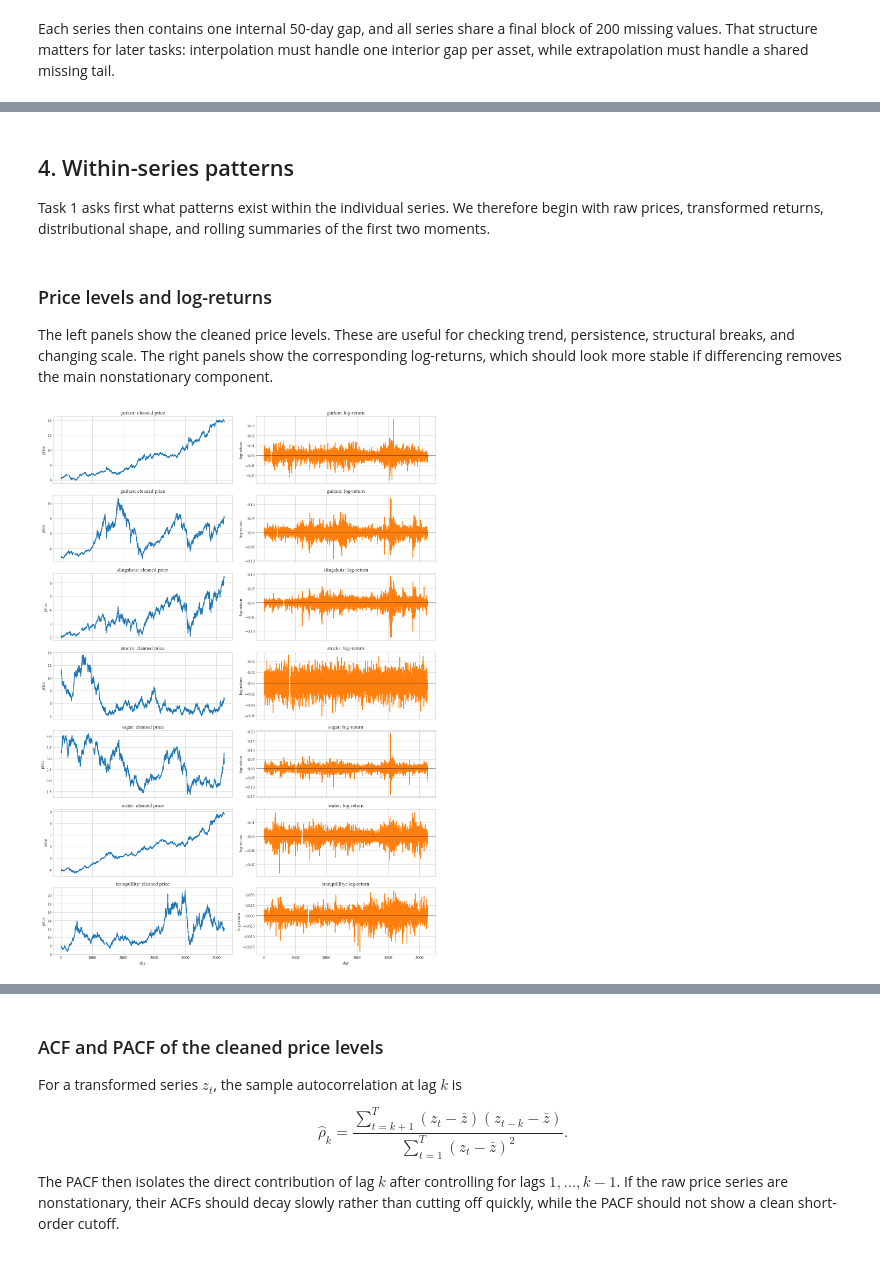
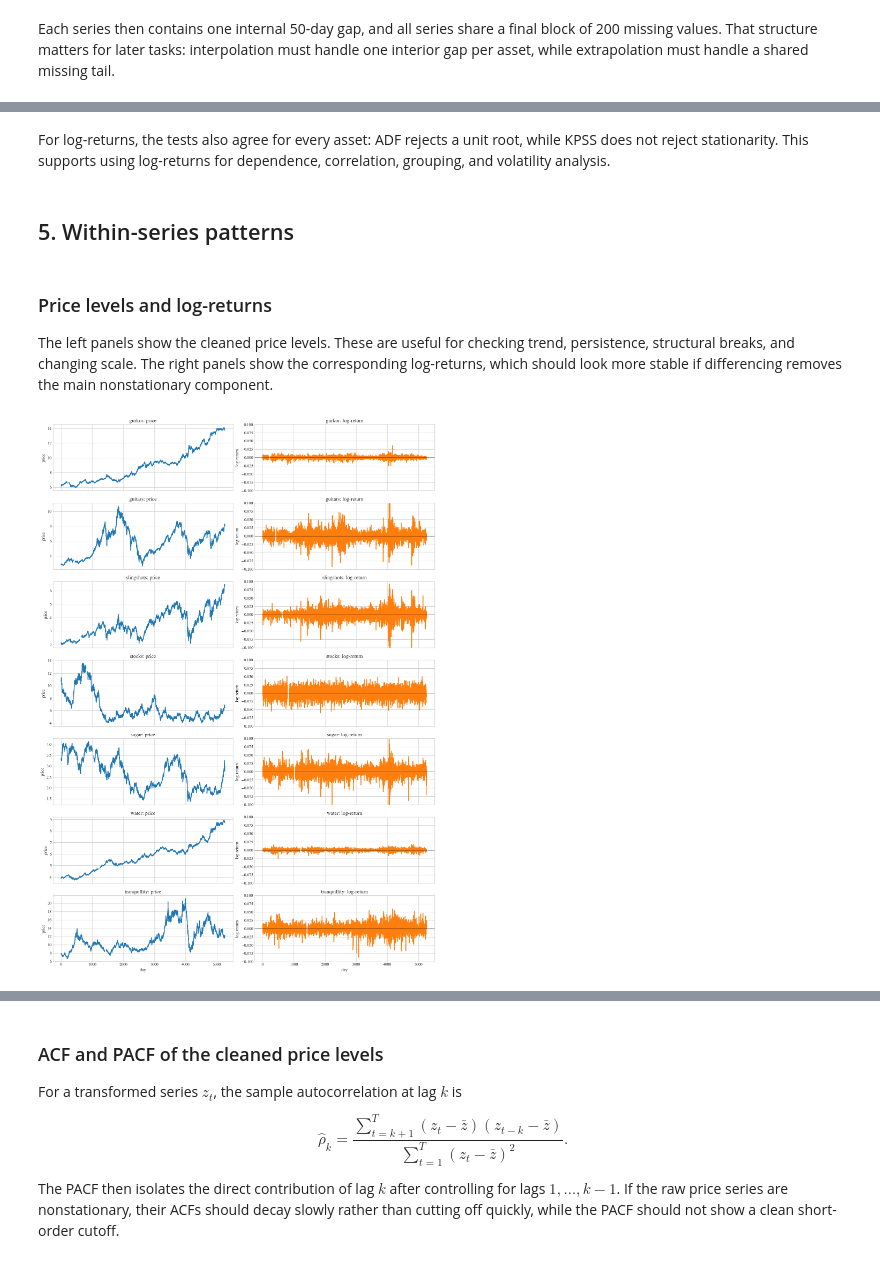
Before and after one commit to PeOll/TMS088, a Jupyter notebook: Subtasks/task1.ipynb, the cells around one changed output, grey strips where cells are left out. Cells and saved outputs as stored; diff of their text form; code cells hidden in the pictures.

```diff
--- a/Subtasks/task1.ipynb
+++ b/Subtasks/task1.ipynb
@@ -148,7 +216,7 @@ group_threshold = 0.3
+# %% [markdown]
+For log-returns, the tests also agree for every asset: ADF rejects a unit root, while KPSS does not reject stationarity. This supports using log-returns for dependence, correlation, grouping, and volatility analysis.
 # %% [markdown]
-## 4. Within-series patterns
-
-Task 1 asks first what patterns exist within the individual series. We therefore begin with raw prices, transformed returns, distributional shape, and rolling summaries of the first two moments.
+## 5. Within-series patterns
 # %% [markdown]
 ### Price levels and log-returns
 
@@ -156,21 +224,23 @@ The left panels show the cleaned price levels. These are useful for checking tre
 # %%
 fig, axes = plt.subplots(len(cleaned_prices.columns), 2, figsize=(15, 3 * len(cleaned_prices.columns)), sharex=True, squeeze=False)
 
 for row, column in enumerate(cleaned_prices.columns):
     axes[row, 0].plot(cleaned_prices.index, cleaned_prices[column], color="tab:blue")
-    axes[row, 0].set_title(f"{column}: cleaned price")
+    axes[row, 0].set_title(f"{column}: price")
     axes[row, 0].set_ylabel("price")
 
     axes[row, 1].plot(log_return_data.index, log_return_data[column], color="tab:orange")
     axes[row, 1].axhline(0, color="black", linewidth=1, alpha=0.6)
     axes[row, 1].set_title(f"{column}: log-return")
     axes[row, 1].set_ylabel("log-return")
+    axes[row, 1].set_ylim(-0.1,0.1)
+
 
 for ax in axes[-1, :]:
     ax.set_xlabel("day")
 
 plt.tight_layout()
 plt.savefig(output / "price_levels_and_log_returns.png", bbox_inches="tight")
 plt.show()
 # %% [output]
-[figure, old version]
+[figure, new version]
```
Also changed, not shown: parts of 62 cells of this notebook, 2 other files.
